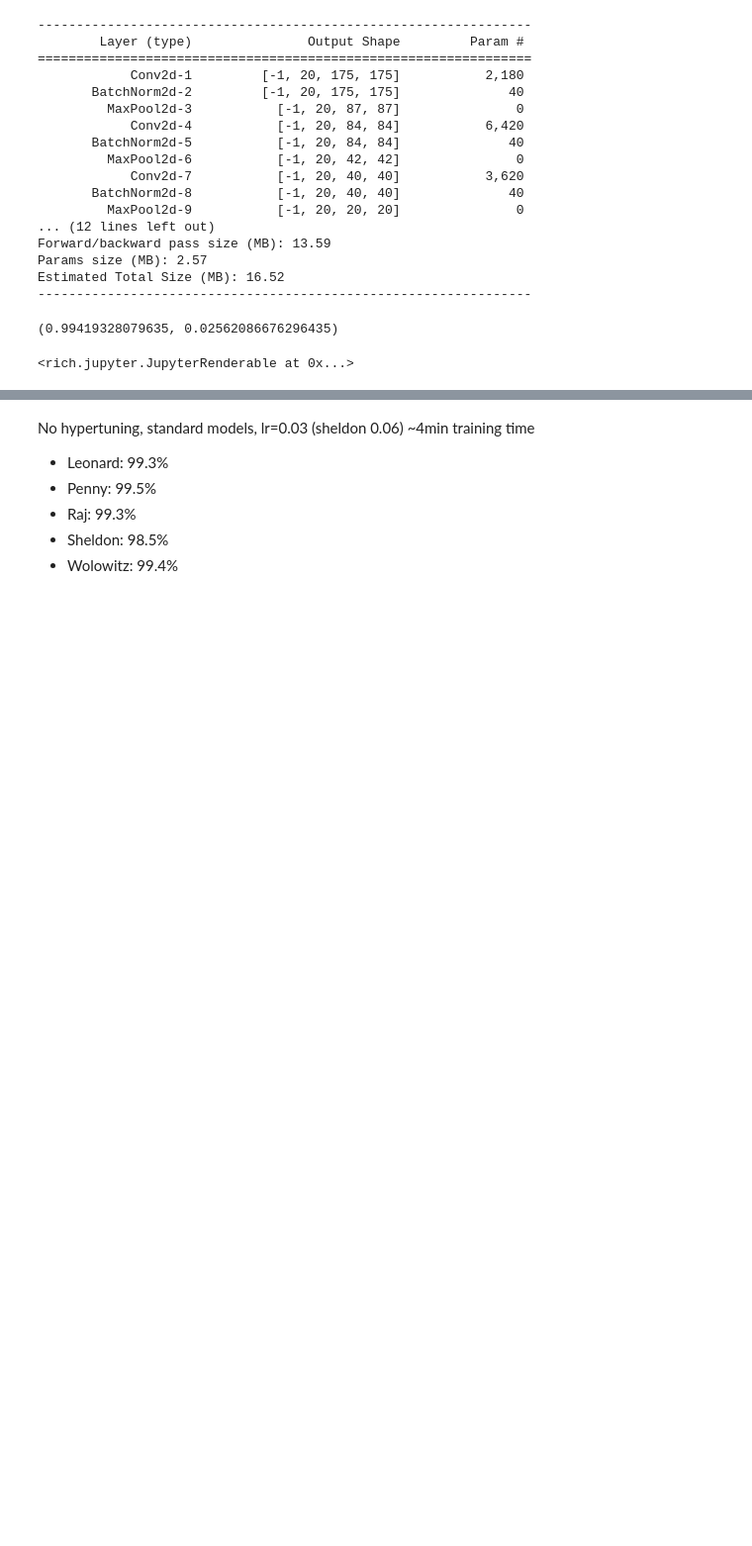
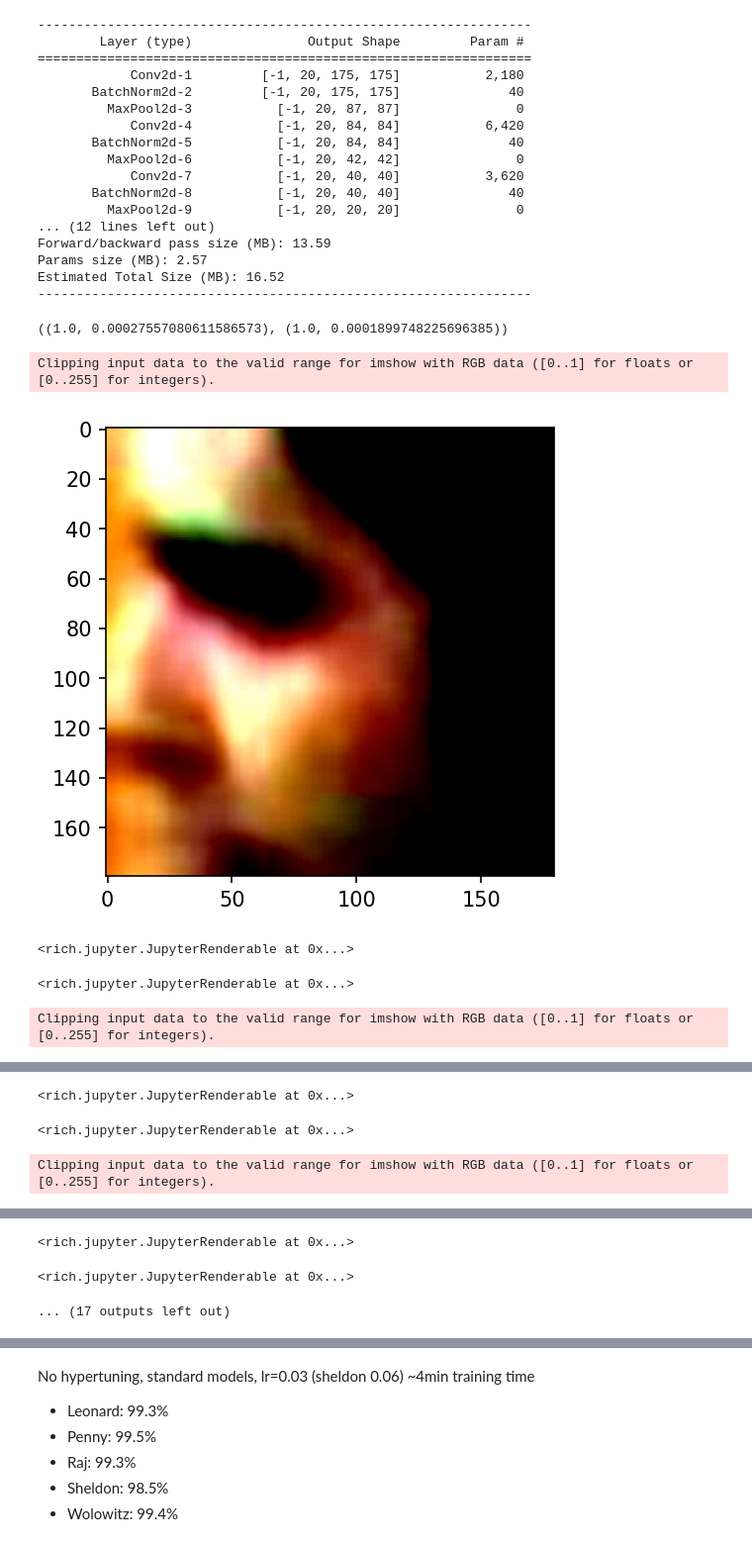
Before and after one commit to ece324-2020/FaceTime, a Jupyter notebook: notebook.ipynb, the cells around one changed output, grey strips where cells are left out. Shown at 99% size. Drawn from its saved outputs; the diff is of its cells as text; code cells hidden in the pictures; blank space fills up the shorter version.

```diff
--- a/notebook.ipynb
+++ b/notebook.ipynb
@@ -627,14 +663,16 @@ Params size (MB): 2.57
 Estimated Total Size (MB): 16.52
 ----------------------------------------------------------------
 # %%
-model.train()
-evaluate(model, train_loader, False, loss_fnc)
+evaluate(model, train_loader, False, loss_fnc, sensitivity=True), evaluate(model, train_loader, False, loss_fnc, sensitivity=False)
 # %% [output]
-(0.99419328079635, 0.02562086676296435)
+((1.0, 0.00027557080611586573), (1.0, 0.0001899748225696385))
 # %%
 model.eval()
-# print (model.training)
-vacc, vloss = evaluate(model, valid_loader, False, loss_fnc)
-print (vacc, vloss)
+vacc, vloss = evaluate(model, valid_loader, True, loss_fnc, desired, sensitivity=True)
+print (round(vacc*100, 2), vloss)
 # %% [output]
-<rich.jupyter.JupyterRenderable at 0x...>
+Clipping input data to the valid range for imshow with RGB data ([0..1] for floats or [0..255] for integers).
+[figure, added]
+<rich.jupyter.JupyterRenderable at 0x...>
+<rich.jupyter.JupyterRenderable at 0x...>
+Clipping input data to the valid range for imshow with RGB data ([0..1] for floats or [0..255] for integers).
@@ -640,0 +680,3 @@ print (vacc, vloss)
+<rich.jupyter.JupyterRenderable at 0x...>
+<rich.jupyter.JupyterRenderable at 0x...>
+Clipping input data to the valid range for imshow with RGB data ([0..1] for floats or [0..255] for integers).
@@ -641,2 +684,5 @@ print (vacc, vloss)
+<rich.jupyter.JupyterRenderable at 0x...>
+<rich.jupyter.JupyterRenderable at 0x...>
+... (17 outputs left out)
 # %%
 model.eval()
```
Also changed, not shown: parts of 20 cells of this notebook.
